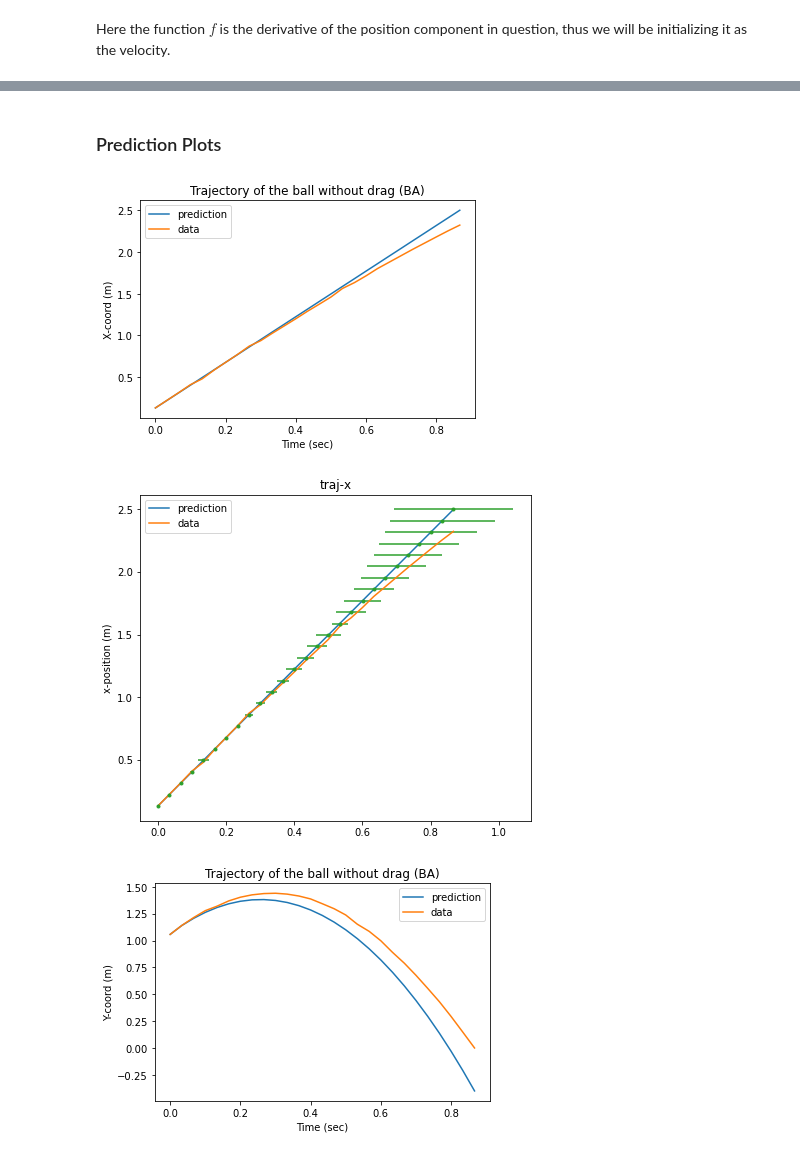
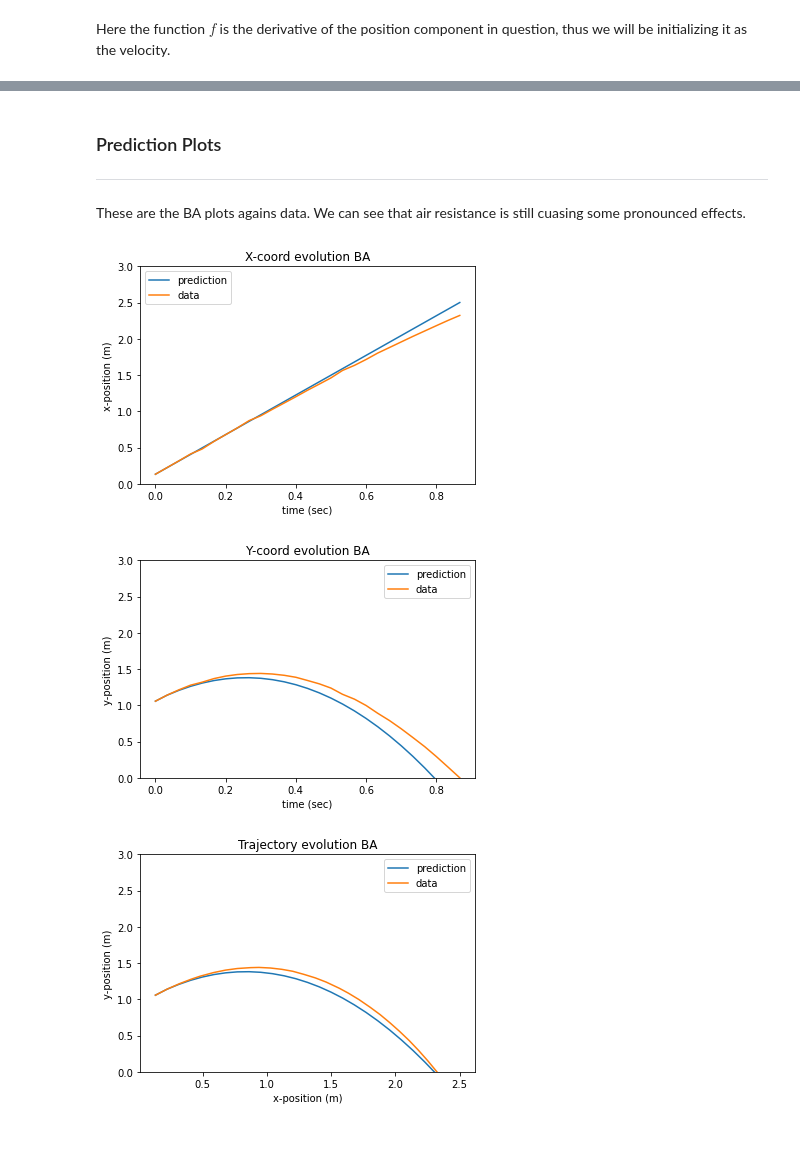
Before and after one commit to imnotartsy/PHY68, a Jupyter notebook: Car.ipynb, the cells around one changed output, grey strips where cells are left out. Cells and saved outputs as stored; diff of their text form; code cells hidden in the pictures.

```diff
--- a/Car.ipynb
+++ b/Car.ipynb
@@ -302,21 +256,3 @@ print(i_coord0, '\n', i_coord1)
-# %%
-# Bashforth-Adams method setting up - time evolution
-t = np.linspace(t0, tf, nsteps)
-
-vy_ba = np.zeros([nsteps])
-vx_ba = np.zeros([nsteps])
-y_ba  = np.zeros([nsteps])
-x_ba  = np.zeros([nsteps])
-
-# Init time 0 and 1
-y_ba[0]  = y0
-x_ba[0]  = x0
-y_ba[1]  = y1
-x_ba[1]  = x1
-vy_ba[0] = vy0
-vx_ba[0] = vx0
-vy_ba[1] = vy1
-vx_ba[1] = vx1
 # %%
 # Time evolving
 for i in range(0, nsteps-2):
@@ -327,32 +263,25 @@ for i in range(0, nsteps-2):
     vx_ba[i+2] = vx_ba[i]
 # %% [markdown]
 ### Prediction Plots
+---
+# %% [markdown]
+These are the BA plots agains data. We can see that air resistance is still cuasing some pronounced effects.
 # %%
-plt.plot(t, x_ba, label="prediction")
-plt.plot(df['t'], df['x'], label="data")
-plt.plot()
-plt.title('Trajectory of the ball without drag (BA)')
-plt.xlabel('Time (sec)')
-plt.ylabel('X-coord (m)')
-plt.legend()
-plt.show()
+make_plot([[t, x_ba], [t_data, x_data]],       # data plotting (pars)
+          "X-coord evolution BA",
+          flabel=["prediction", "data"],
+          faxis=["time (sec)", "x-position (m)"])
 
-make_plot([[t, x], [t_data, x_data]],       # data plotting (pars)
-          "traj-x",
-          x_err,
+make_plot([[t, y_ba], [t_data, y_data]],       # data plotting (pars)
+          "Y-coord evolution BA",
           flabel=["prediction", "data"],
-          faxis=["time (sec)", "x-position (m)"],
-          fsize=[7, 6])
+          faxis=["time (sec)", "y-position (m)"])
+
+make_plot([[x_ba, y_ba], [x_data, y_data]],       # data plotting (pars)
+          "Trajectory evolution BA",
+          flabel=["prediction", "data"],
+          faxis=["x-position (m)", "y-position (m)"])
 # %% [output]
-[figure, old version]
+[figure, new version]
-[figure, old version]
+[figure, new version]
+[figure, added]
-# %%
-plt.plot(t, y_ba, label="prediction")
-plt.plot(df['t'], df['y'], label = "data")
-plt.title('Trajectory of the ball without drag (BA)')
-plt.xlabel('Time (sec)')
-plt.ylabel('Y-coord (m)')
-plt.legend()
-plt.show()
-# %% [output]
-[figure, removed]
```
Also changed, not shown: parts of 36 cells of this notebook.
